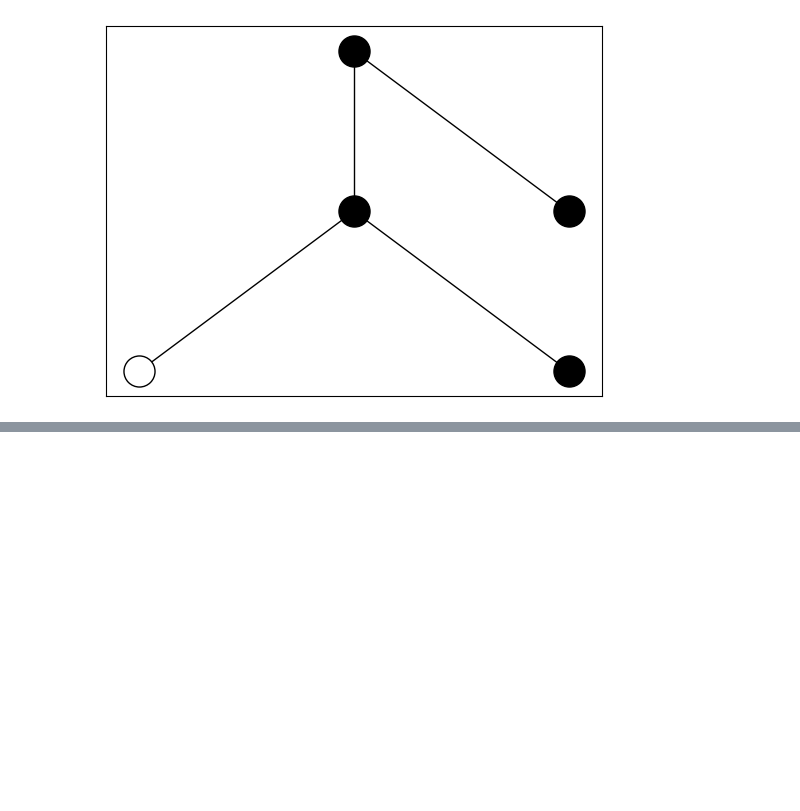
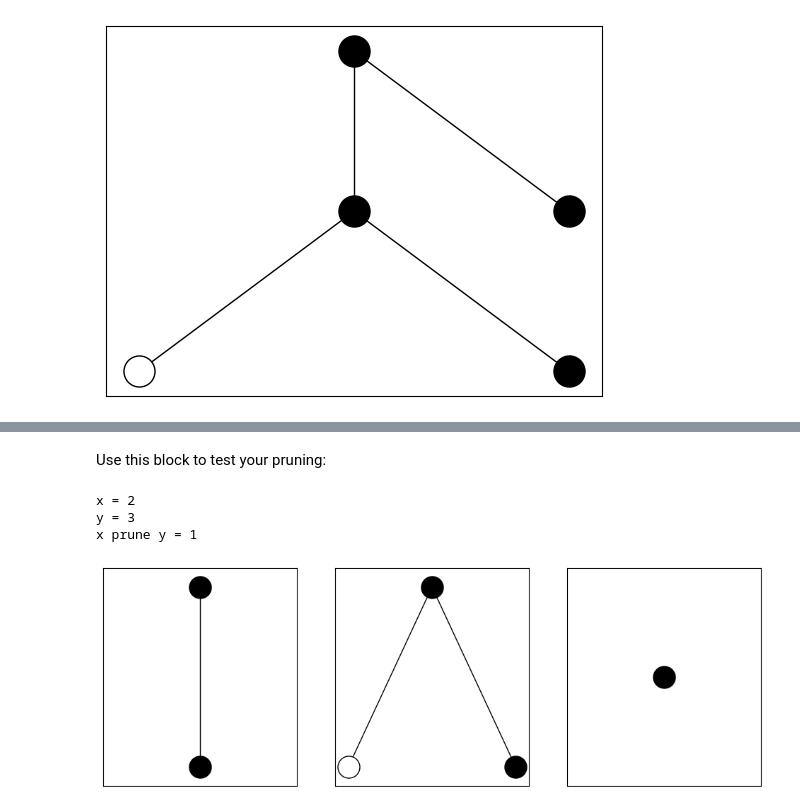
Before and after one commit to prodgang/bookofprimes, a Jupyter notebook: _sources/words/prod/draw.ipynb, the cells around one changed output, grey strips where cells are left out. Drawn from its saved outputs; the diff is of its cells as text; code cells hidden in the pictures; blank space fills up the shorter version.

```diff
--- a/_sources/words/prod/draw.ipynb
+++ b/_sources/words/prod/draw.ipynb
@@ -116,0 +221,12 @@ d2tree(n)
+# %% [markdown]
+Use this block to test your pruning:
+# %%
+# INSERT NUMBERS HERE
+x, y = 2,3
+
+draw_prune(x, y)
+# %% [output]
+x = 2
+y = 3
+x prune y = 1
+[figure, added]
```
Also changed, not shown: parts of 5 cells of this notebook, 31 other files.
